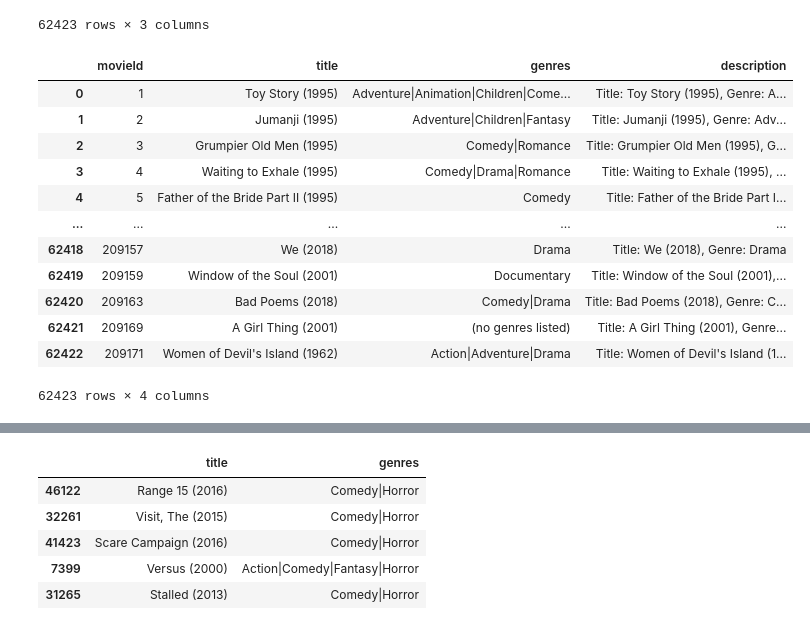
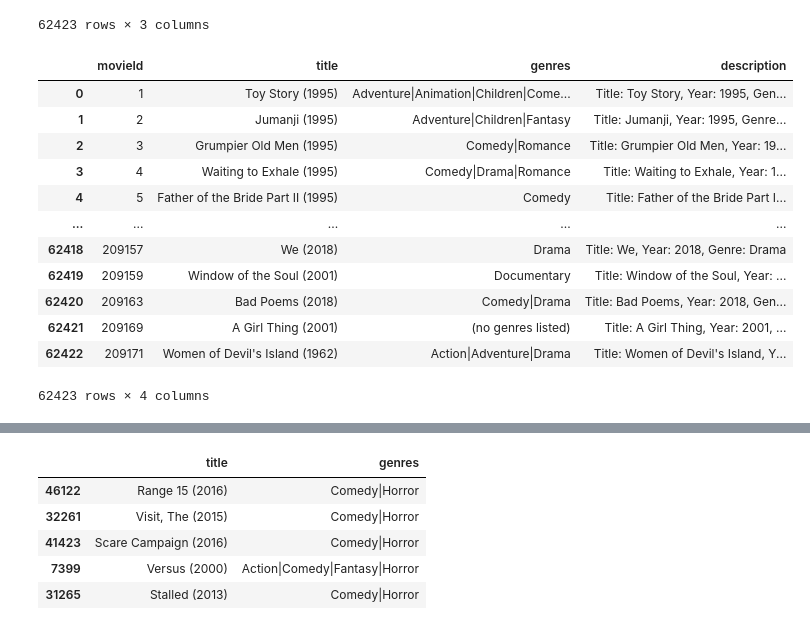
Before and after one commit to StarDylan/DeepMovieRecommender, a Jupyter notebook: transformer_rec.ipynb, the cells around one changed output, grey strips where cells are left out. Cells and saved outputs as stored; diff of their text form; code cells hidden in the pictures.

```diff
--- a/transformer_rec.ipynb
+++ b/transformer_rec.ipynb
@@ -46,21 +43,23 @@ movies
 | 62422 | 209171 | Women of Devil's Island (1962) | Action|Adventure|Drama |
 62423 rows × 3 columns
 # %%
-movies['description'] = 'Title: ' + movies['title'] + ', Genre: ' + movies['genres']
+movies[['extracted_title', 'year']] = movies['title'].str.extract(r'^(.*)\s\((\d{4})\)$')
+movies['description'] = 'Title: ' + movies['extracted_title'] + ', Year: ' + movies['year'] + ', Genre: ' + movies['genres']
+movies.drop(columns=['extracted_title', 'year'], inplace=True)
 movies
 # %% [output]
 |  | movieId | title | genres | description |
-| 0 | 1 | Toy Story (1995) | Adventure|Animation|Children|Come... | Title: Toy Story (1995), Genre: A... |
-| 1 | 2 | Jumanji (1995) | Adventure|Children|Fantasy | Title: Jumanji (1995), Genre: Adv... |
-| 2 | 3 | Grumpier Old Men (1995) | Comedy|Romance | Title: Grumpier Old Men (1995), G... |
-| 3 | 4 | Waiting to Exhale (1995) | Comedy|Drama|Romance | Title: Waiting to Exhale (1995), ... |
+| 0 | 1 | Toy Story (1995) | Adventure|Animation|Children|Come... | Title: Toy Story, Year: 1995, Gen... |
+| 1 | 2 | Jumanji (1995) | Adventure|Children|Fantasy | Title: Jumanji, Year: 1995, Genre... |
+| 2 | 3 | Grumpier Old Men (1995) | Comedy|Romance | Title: Grumpier Old Men, Year: 19... |
+| 3 | 4 | Waiting to Exhale (1995) | Comedy|Drama|Romance | Title: Waiting to Exhale, Year: 1... |
 | 4 | 5 | Father of the Bride Part II (1995) | Comedy | Title: Father of the Bride Part I... |
 | ... | ... | ... | ... | ... |
-| 62418 | 209157 | We (2018) | Drama | Title: We (2018), Genre: Drama |
-| 62419 | 209159 | Window of the Soul (2001) | Documentary | Title: Window of the Soul (2001),... |
-| 62420 | 209163 | Bad Poems (2018) | Comedy|Drama | Title: Bad Poems (2018), Genre: C... |
-| 62421 | 209169 | A Girl Thing (2001) | (no genres listed) | Title: A Girl Thing (2001), Genre... |
-| 62422 | 209171 | Women of Devil's Island (1962) | Action|Adventure|Drama | Title: Women of Devil's Island (1... |
+| 62418 | 209157 | We (2018) | Drama | Title: We, Year: 2018, Genre: Drama |
+| 62419 | 209159 | Window of the Soul (2001) | Documentary | Title: Window of the Soul, Year: ... |
+| 62420 | 209163 | Bad Poems (2018) | Comedy|Drama | Title: Bad Poems, Year: 2018, Gen... |
+| 62421 | 209169 | A Girl Thing (2001) | (no genres listed) | Title: A Girl Thing, Year: 2001, ... |
+| 62422 | 209171 | Women of Devil's Island (1962) | Action|Adventure|Drama | Title: Women of Devil's Island, Y... |
 62423 rows × 4 columns
 # %%
 def mean_pooling(model_output, attention_mask):
```
Also changed, not shown: parts of 4 cells of this notebook.
